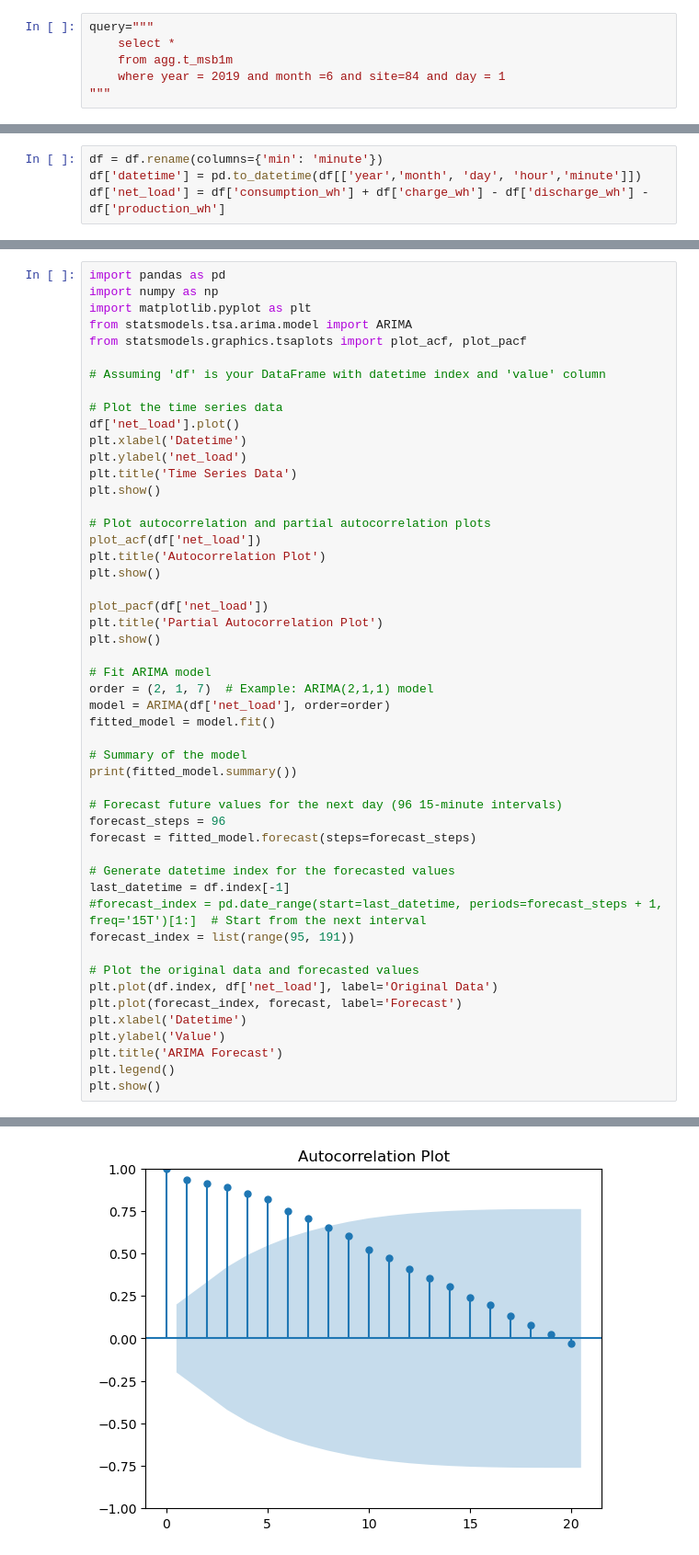
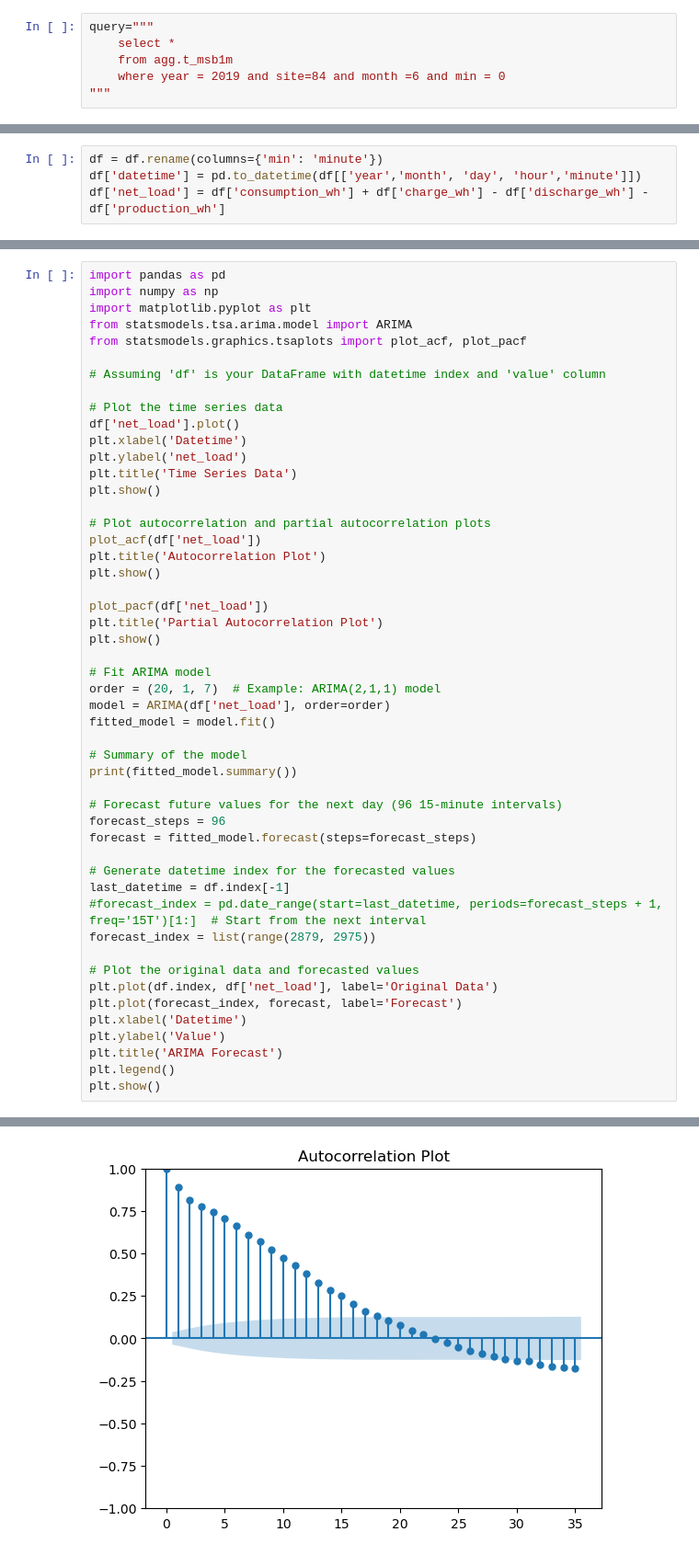
Before and after one commit to dguiraldes/aml_project, a Jupyter notebook: wills_code.ipynb, the cells around one changed output, grey strips where cells are left out. Shown at 92% size. Drawn from its saved outputs; the diff is of its cells as text.

```diff
--- a/wills_code.ipynb
+++ b/wills_code.ipynb
@@ -49,7 +50,7 @@ import pandas as pd
 query="""
     select *
     from agg.t_msb1m
-    where year = 2019 and month =6 and site=84 and day = 1
+    where year = 2019 and site=84 and month =6 and min = 0
 """
 # %%
 df = pd.read_sql_query(query, conn)
@@ -115,7 +135,7 @@ plt.title('Partial Autocorrelation Plot')
 plt.show()
 
 # Fit ARIMA model
-order = (2, 1, 7)  # Example: ARIMA(2,1,1) model
+order = (20, 1, 7)  # Example: ARIMA(2,1,1) model
 model = ARIMA(df['net_load'], order=order)
 fitted_model = model.fit()
 
@@ -129,7 +149,7 @@ forecast = fitted_model.forecast(steps=forecast_steps)
 # Generate datetime index for the forecasted values
 last_datetime = df.index[-1]
 #forecast_index = pd.date_range(start=last_datetime, periods=forecast_steps + 1, freq='15T')[1:]  # Start from the next interval
-forecast_index = list(range(95, 191))
+forecast_index = list(range(2879, 2975))
 
 # Plot the original data and forecasted values
 plt.plot(df.index, df['net_load'], label='Original Data')
@@ -144 +164 @@ plt.show()
-[figure, old version]
+[figure, new version]
```
Also changed, not shown: parts of 8 cells of this notebook.
